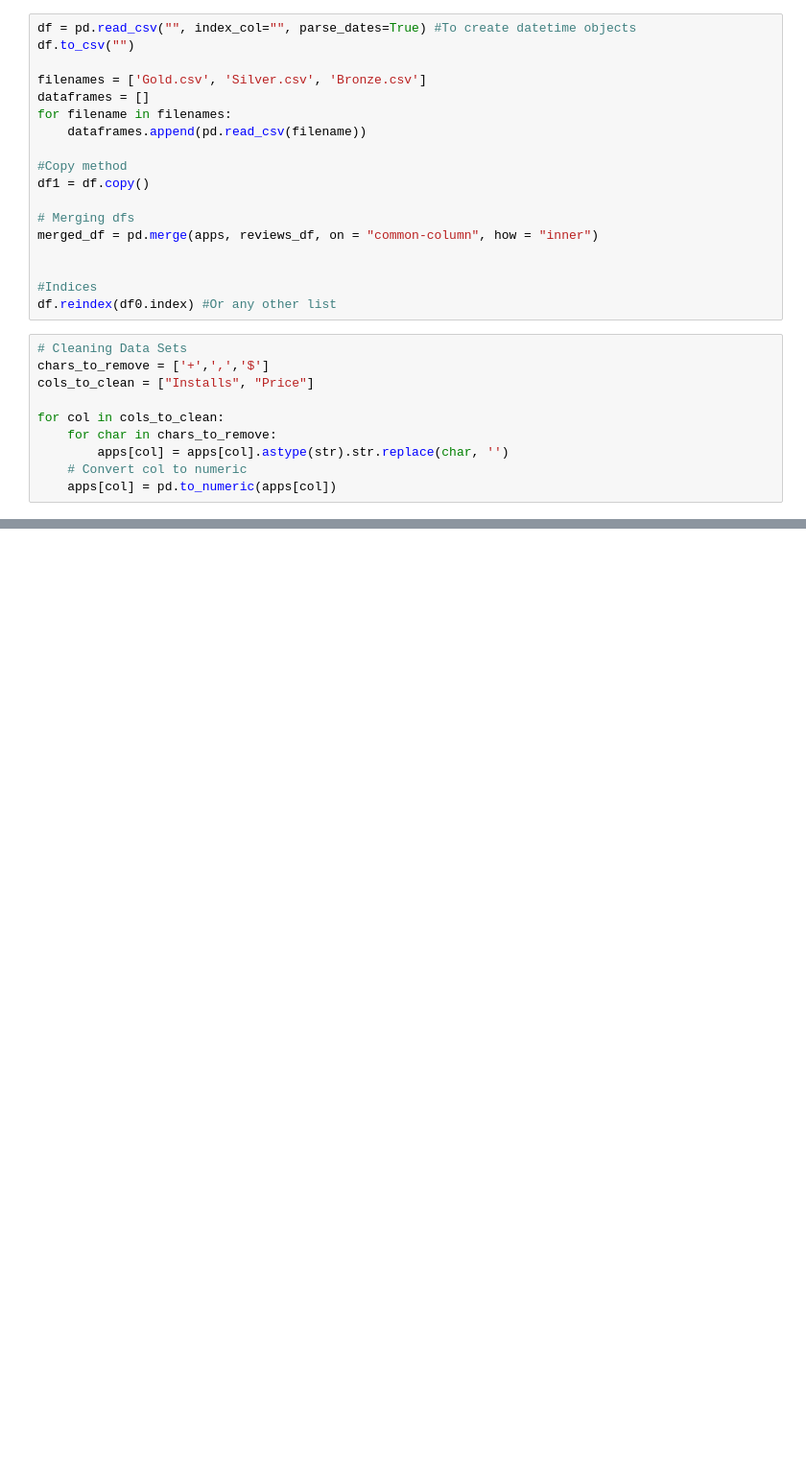
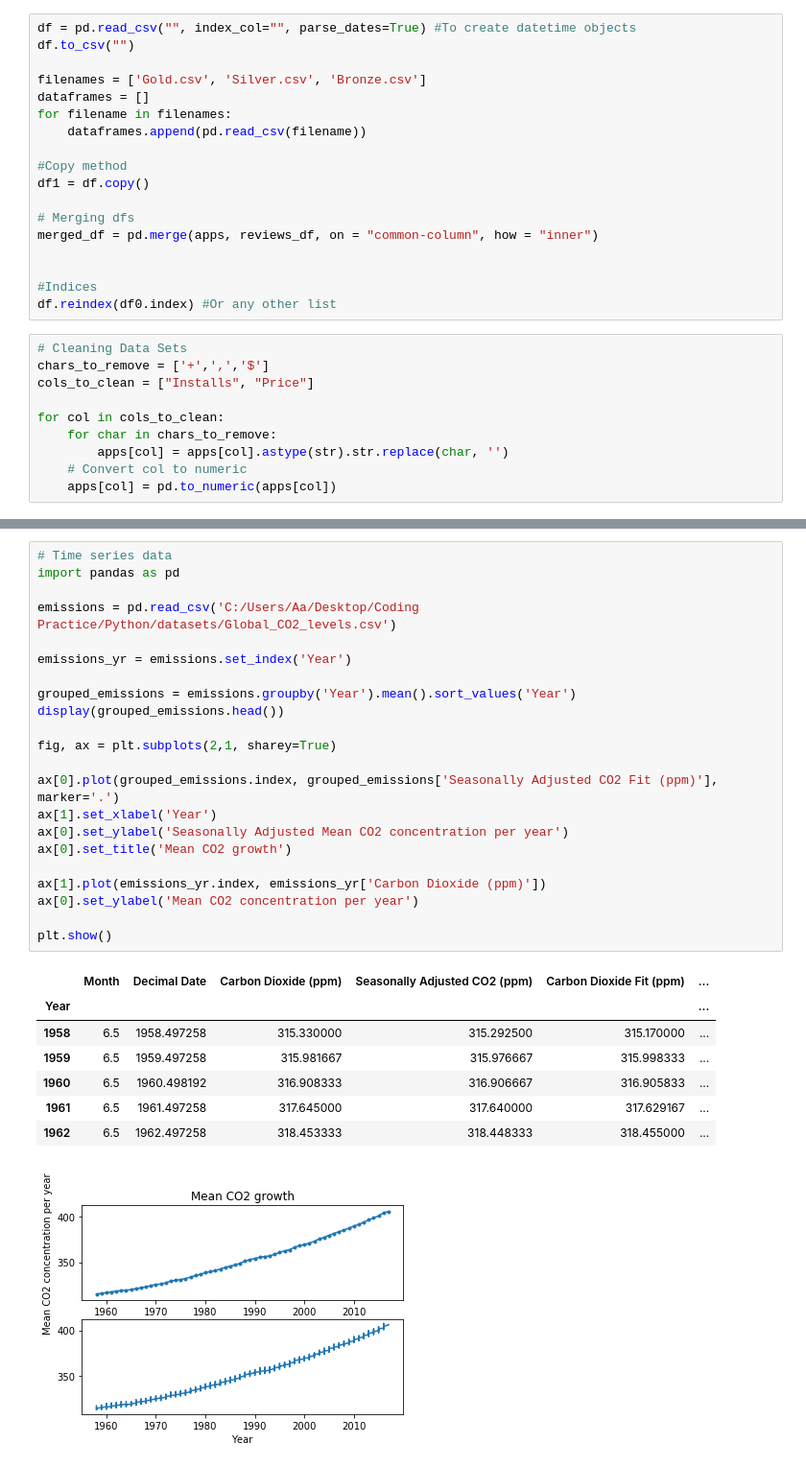
Before and after one commit to Anmo1Gupta/Coding-Practice, a Jupyter notebook: Python/DataScienceBasics.ipynb, the cells around one changed output, grey strips where cells are left out. Shown at 96% size. Drawn from its saved outputs; the diff is of its cells as text; blank space fills up the shorter version.

```diff
--- a/Python/DataScienceBasics.ipynb
+++ b/Python/DataScienceBasics.ipynb
@@ -839,0 +955,31 @@ df1 = df2.resample('A').last() #A for annually and .last gives the last date of
+# %%
+# Time series data
+import pandas as pd
+
+emissions = pd.read_csv('C:/Users/Aa/Desktop/Coding Practice/Python/datasets/Global_CO2_levels.csv')
+
+emissions_yr = emissions.set_index('Year')
+
+grouped_emissions = emissions.groupby('Year').mean().sort_values('Year')
+display(grouped_emissions.head())
+
+fig, ax = plt.subplots(2,1, sharey=True)
+
+ax[0].plot(grouped_emissions.index, grouped_emissions['Seasonally Adjusted CO2 Fit (ppm)'], marker='.')
+ax[1].set_xlabel('Year')
+ax[0].set_ylabel('Seasonally Adjusted Mean CO2 concentration per year')
+ax[0].set_title('Mean CO2 growth')
+
+ax[1].plot(emissions_yr.index, emissions_yr['Carbon Dioxide (ppm)'])
+ax[0].set_ylabel('Mean CO2 concentration per year')
+
+plt.show()
+# %% [output]
+|  | Month | Decimal Date | Carbon Dioxide (ppm) | Seasonally Adjusted CO2 (ppm) | Carbon Dioxide Fit (ppm) | ... |
+| Year |  |  |  |  |  | ... |
+| 1958 | 6.5 | 1958.497258 | 315.330000 | 315.292500 | 315.170000 | ... |
+| 1959 | 6.5 | 1959.497258 | 315.981667 | 315.976667 | 315.998333 | ... |
+| 1960 | 6.5 | 1960.498192 | 316.908333 | 316.906667 | 316.905833 | ... |
+| 1961 | 6.5 | 1961.497258 | 317.645000 | 317.640000 | 317.629167 | ... |
+| 1962 | 6.5 | 1962.497258 | 318.453333 | 318.448333 | 318.455000 | ... |
+[figure, added]
```
Also changed, not shown: parts of 38 cells of this notebook, 1 other file.
